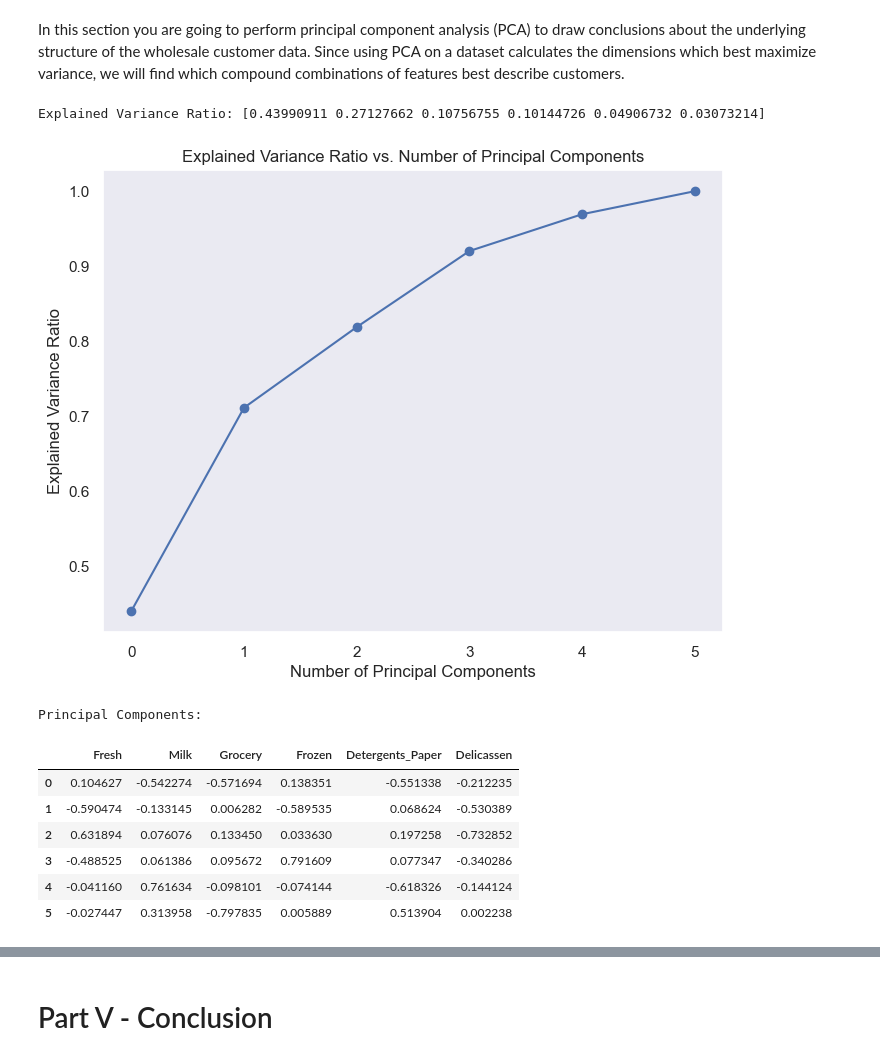
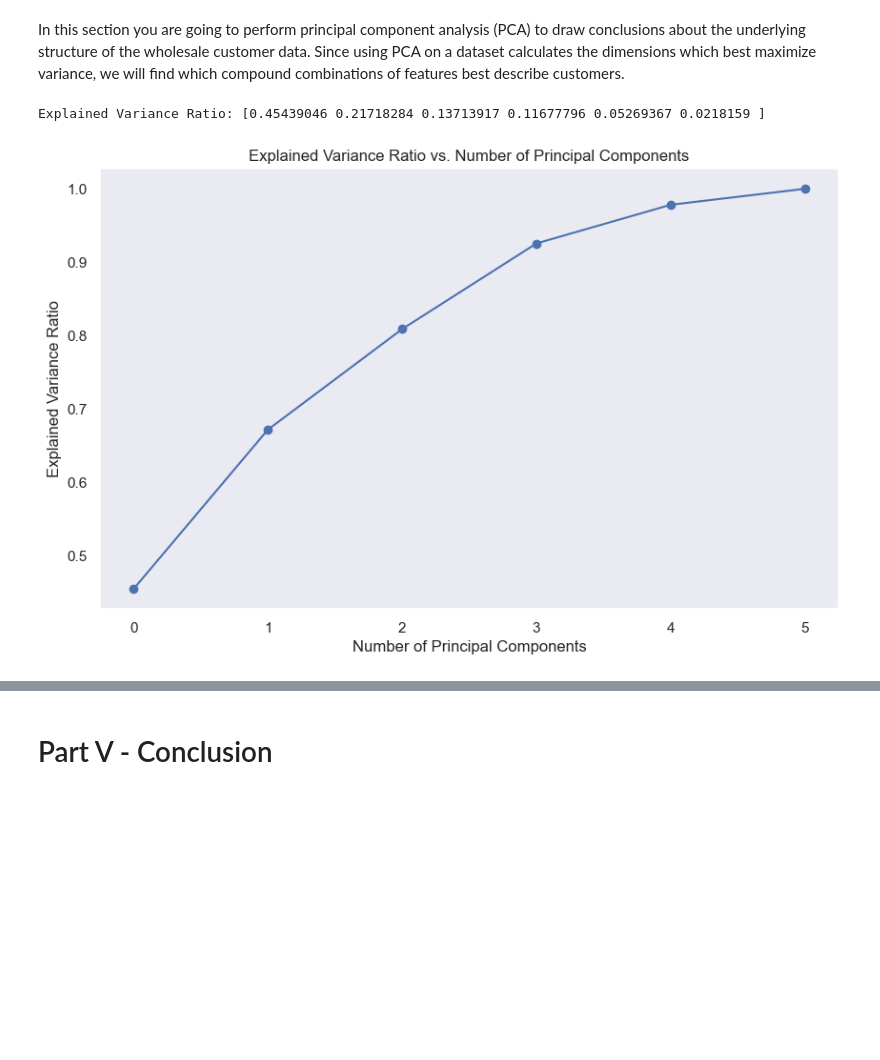
Before and after one commit to tina96pham/LHL_UnsupervisedLearning_MLProject, a Jupyter notebook: Output/Unsupervised Learning - Project.ipynb, the cells around one changed output, grey strips where cells are left out. Cells and saved outputs as stored; diff of their text form; code cells hidden in the pictures; blank space fills up the shorter version.

```diff
--- a/Output/Unsupervised Learning - Project.ipynb
+++ b/Output/Unsupervised Learning - Project.ipynb
@@ -82,8 +125,7 @@ plt.show()
 # %% [markdown]
 ### C. Feature Engineering
 # %%
-# Dropping Channel and region
-df_mod = df_wholesale.drop(['Channel','Region'], axis=1)
+df_mod=wholesale_mod.drop(['Channel','Region'], axis=1)
 # %%
 # Correllation between each feature
 correlation= df_mod.corr()
@@ -160,3 +187,10 @@ import matplotlib.pyplot as plt
 from sklearn.metrics import silhouette_score
 import warnings
 warnings.filterwarnings('ignore')
+# %%
+# Split the data for clustering
+X_train, X_test = train_test_split(df_mod, test_size=0.2, random_state=42)
+print("\nTraining Data:")
+print(X_train.shape)
+print("\nTesting Data:")
+print(X_test.shape)
@@ -167,7 +207,7 @@ warnings.filterwarnings('ignore')
 # %%
 from sklearn.preprocessing import StandardScaler
 scaler= StandardScaler()
-X_std= scaler.fit_transform(df_log)
+X_std= scaler.fit_transform(X_train)
 # %%
 # Dimentional reduction
 from sklearn.decomposition import PCA
@@ -355,36 +395,21 @@ plot_hc_clusters(X_pca, 3)
 In this section you are going to perform principal component analysis (PCA) to draw conclusions about the underlying structure of the wholesale customer data. Since using PCA on a dataset calculates the dimensions which best maximize variance, we will find which compound combinations of features best describe customers.
 # %%
 #from sklearn.decomposition import PCA
-pca = PCA(n_components=6)
-pca_components = pca.fit_transform(X_std)
+pca_analysis = PCA(n_components=6)
+pca_components = pca_analysis.fit_transform(X_std)
 # %%
-explained_var = pca.explained_variance_ratio_
+explained_var = pca_analysis.explained_variance_ratio_
 print("Explained Variance Ratio:", explained_var)
 # %% [output]
-Explained Variance Ratio: [0.43990911 0.27127662 0.10756755 0.10144726 0.04906732 0.03073214]
+Explained Variance Ratio: [0.45439046 0.21718284 0.13713917 0.11677796 0.05269367 0.0218159 ]
 # %%
 # Plot explained variance ratio
-plt.figure(figsize=(8, 6))
-plt.plot(np.cumsum(pca.explained_variance_ratio_), marker='o')
+plt.figure(figsize=(10, 6))
+plt.plot(np.cumsum(pca_analysis.explained_variance_ratio_), marker='o')
 plt.xlabel('Number of Principal Components')
 plt.ylabel('Explained Variance Ratio')
 plt.title('Explained Variance Ratio vs. Number of Principal Components')
 plt.grid()
 plt.show()
-
-# Get the principal components and their corresponding feature names
-components = pd.DataFrame(pca.components_, columns=df_log.columns)
-
-# Print the principal components to see the feature weights
-print("Principal Components:")
-components
 # %% [output]
-[figure, old version]
+[figure, new version]
-Principal Components:
-|  | Fresh | Milk | Grocery | Frozen | Detergents_Paper | Delicassen |
-| 0 | 0.104627 | -0.542274 | -0.571694 | 0.138351 | -0.551338 | -0.212235 |
-| 1 | -0.590474 | -0.133145 | 0.006282 | -0.589535 | 0.068624 | -0.530389 |
-| 2 | 0.631894 | 0.076076 | 0.133450 | 0.033630 | 0.197258 | -0.732852 |
-| 3 | -0.488525 | 0.061386 | 0.095672 | 0.791609 | 0.077347 | -0.340286 |
-| 4 | -0.041160 | 0.761634 | -0.098101 | -0.074144 | -0.618326 | -0.144124 |
-| 5 | -0.027447 | 0.313958 | -0.797835 | 0.005889 | 0.513904 | 0.002238 |
```
Also changed, not shown: parts of 48 cells of this notebook, 3 other files.
